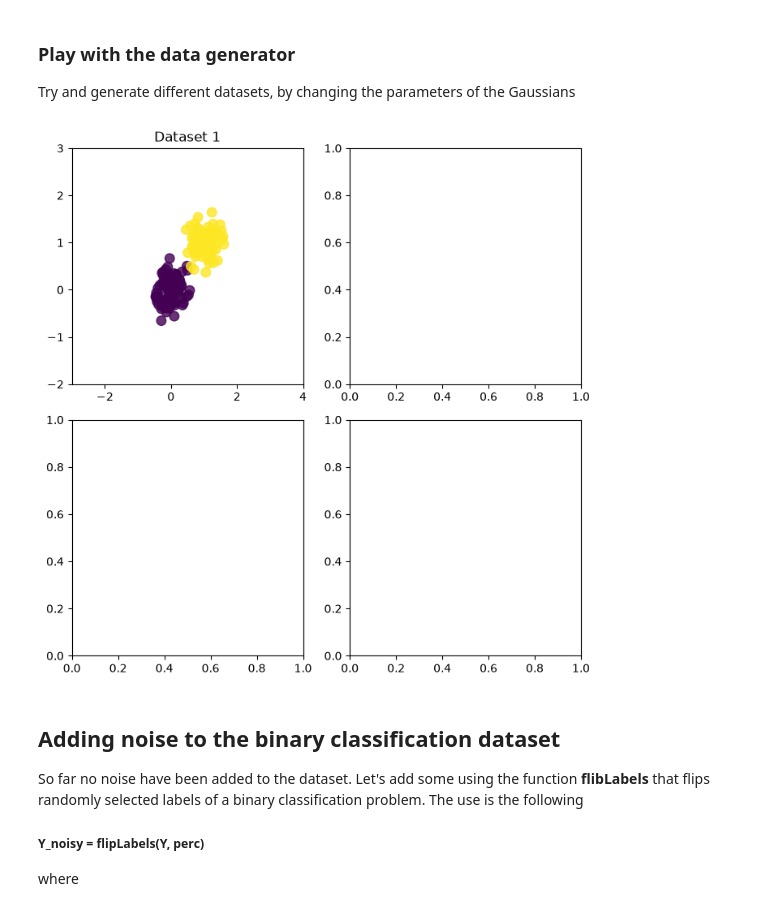
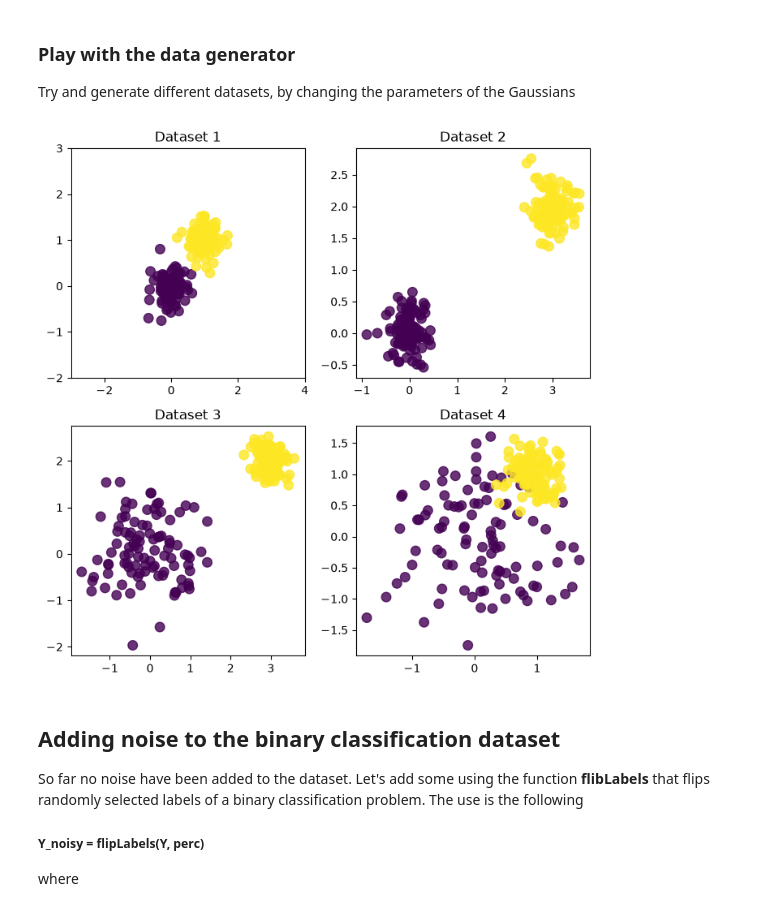
Before and after one commit to sinahatami/ml, a Jupyter notebook: notebooks/labs/Lab0_DataGeneration.ipynb, the cells around one changed output. Saved outputs shown, nothing was run; the diff lists cells and outputs as text; code cells hidden in the pictures.

```diff
--- a/notebooks/labs/Lab0_DataGeneration.ipynb
+++ b/notebooks/labs/Lab0_DataGeneration.ipynb
@@ -257,33 +278,43 @@ Try and generate different datasets, by changing the parameters of the Gaussians
 # %%
 # Setup a plot in which the different sets can be shown and visually compared
 fig = plt.figure(figsize=(7,7))
 ax0 = fig.add_subplot(2, 2, 1)
 ax1 = fig.add_subplot(2, 2, 2)
 ax2 = fig.add_subplot(2, 2, 3)
 ax3 = fig.add_subplot(2, 2, 4)
 
 # This is a Gaussian with center (mean) on the origin, and another one with center on the point (1,1).
 # Both of them have standard deviation equal to 0.25
 X1d, Y1d= mixGauss([[0,0], [1,1]], [0.25, 0.25], 100)
 ax0.set_title("Dataset 1")
 ax0.scatter(X1d[:,0], X1d[:,1], s=70, c=Y1d, alpha=0.8)
 ax0.set_xlim((-3, 4))
 ax0.set_ylim((-2, 3))
 
 # GENERATE 3 FURTHER INSTANCES OF THE DATA KEEPING THE SAME AMOUNT
 #            OF POINTS BUT USING DIFFERENT PARAMETERS FOR THE GAUSSIAN
 # DATASET Xd2, Yd2 WITH centers in (0,0) and (3,2) and 0.25 as standard deviations for both
 # DATASET Xd3, Yd3 WITH centers in (0,0) and (3,2). The first Gaussian has standard deviation equal to 0.75,
 #                  the second one equal to 0.25
 # DATASET Xd4, Yd4 WITH centers in (0,0) and (1,1). The first Gaussian has standard deviation equal to 0.75,
 #                  the second one equal to 0.25
 # VISUALIZE THE OBTAINED POINTS ON DIFFERENT SUBPLOTS
 
-# Fill here...
+X2d, Y2d = mixGauss([[0,0], [3,2]], [0.25, 0.25], 100)
+ax1.set_title("Dataset 2")
+ax1.scatter(X2d[:,0], X2d[:,1], s=70, c=Y2d, alpha=0.8)
+
+X3d, Y3d = mixGauss([[0,0], [3,2]], [0.75, 0.25], 100)
+ax2.set_title("Dataset 3")
+ax2.scatter(X3d[:,0], X3d[:,1], s=70, c=Y3d, alpha=0.8)
+
+X4d, Y4d = mixGauss([[0,0], [1,1]], [0.75, 0.25], 100)
+ax3.set_title("Dataset 4")
+ax3.scatter(X4d[:,0], X4d[:,1], s=70, c=Y4d, alpha=0.8)
 
 fig.tight_layout()
 # %% [output]
-[figure, old version]
+[figure, new version]
 # %% [markdown]
 ## Adding noise to the binary classification dataset
 
```
Also changed, not shown: parts of 7 cells of this notebook.
